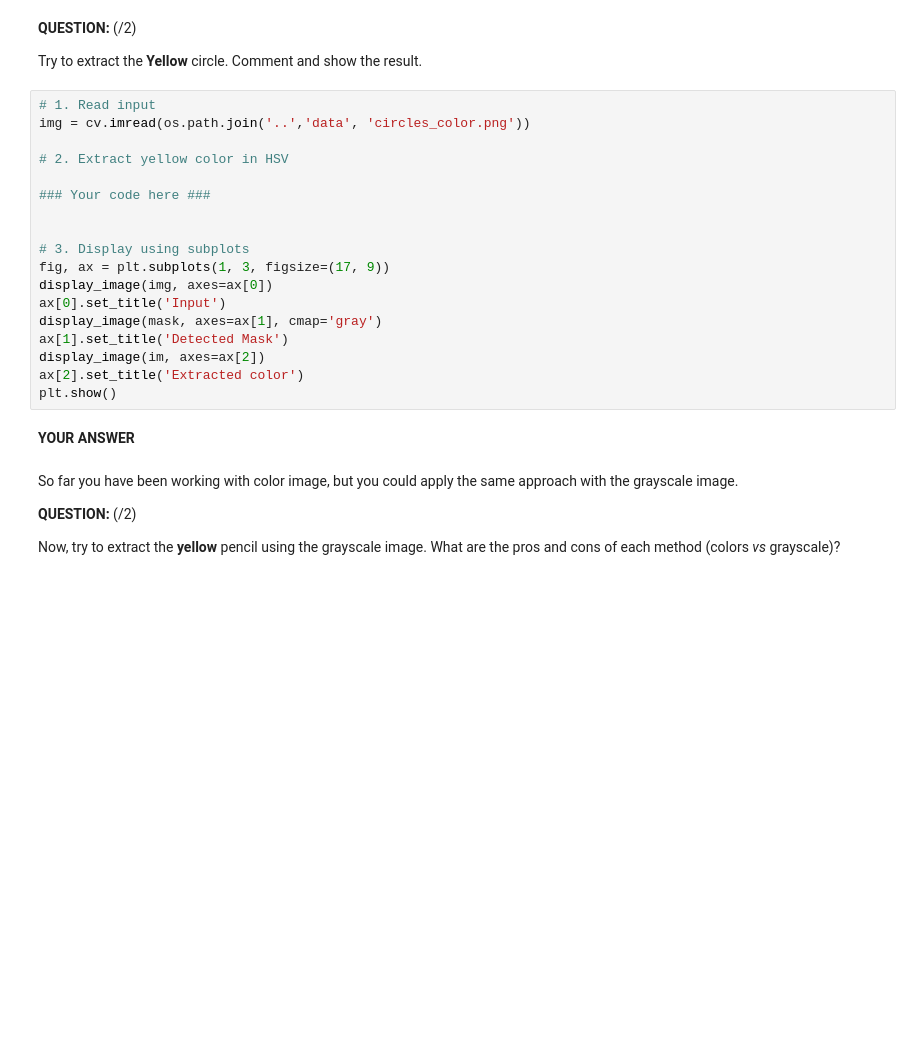
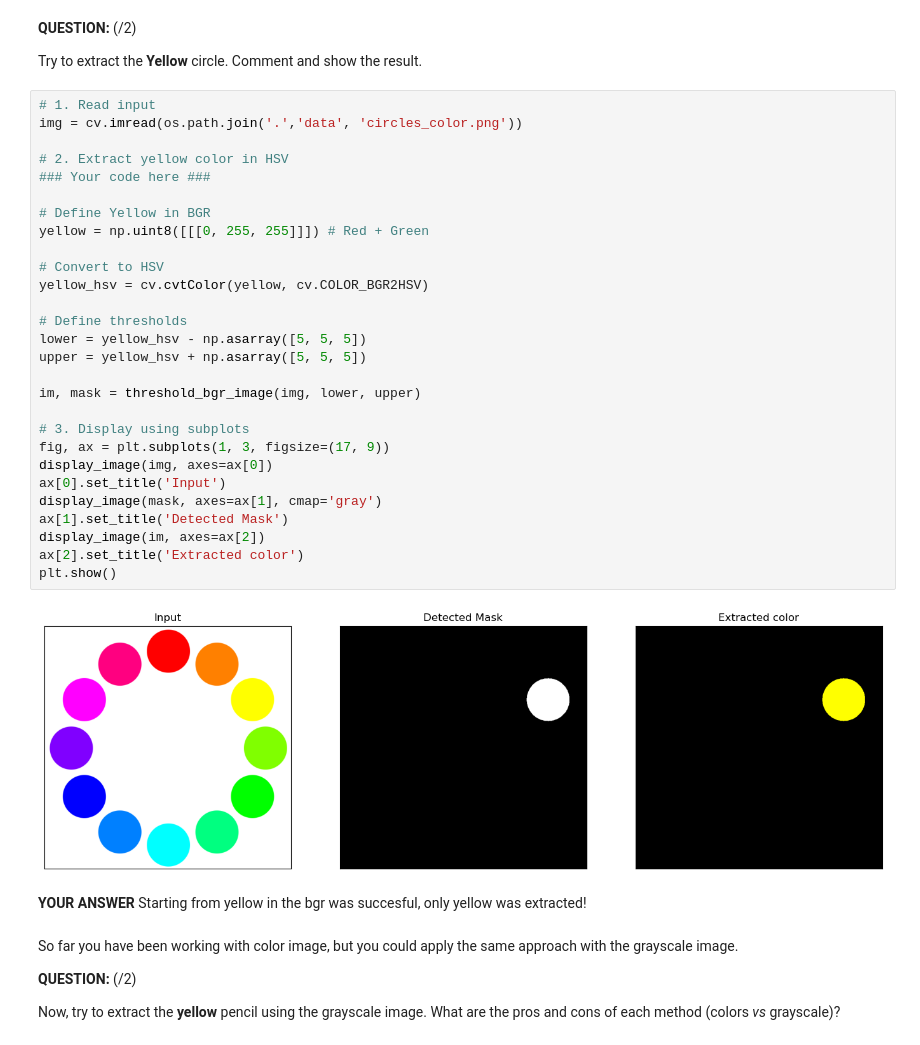
Before and after one commit to renukasinghvirk/lab_signal_processing, a Jupyter notebook: Lab1/01_introduction_image_processing_2024.ipynb, the cells around one changed output. Saved outputs shown, nothing was run; the diff lists cells and outputs as text; blank space fills up the shorter version.

```diff
--- a/Lab1/01_introduction_image_processing_2024.ipynb
+++ b/Lab1/01_introduction_image_processing_2024.ipynb
@@ -206,24 +248,37 @@ print( 'HSV component {}'.format(hsv_red))
 Try to extract the **Yellow** circle. Comment and show the result.
 # %%
 # 1. Read input
-img = cv.imread(os.path.join('..','data', 'circles_color.png'))
+img = cv.imread(os.path.join('.','data', 'circles_color.png'))
 
 # 2. Extract yellow color in HSV
-
 ### Your code here ###
 
+# Define Yellow in BGR
+yellow = np.uint8([[[0, 255, 255]]]) # Red + Green
+
+# Convert to HSV
+yellow_hsv = cv.cvtColor(yellow, cv.COLOR_BGR2HSV)
+
+# Define thresholds
+lower = yellow_hsv - np.asarray([5, 5, 5])
+upper = yellow_hsv + np.asarray([5, 5, 5])
+
+im, mask = threshold_bgr_image(img, lower, upper)
 
 # 3. Display using subplots
 fig, ax = plt.subplots(1, 3, figsize=(17, 9))
 display_image(img, axes=ax[0])
 ax[0].set_title('Input')
 display_image(mask, axes=ax[1], cmap='gray')
 ax[1].set_title('Detected Mask')
 display_image(im, axes=ax[2])
 ax[2].set_title('Extracted color')
 plt.show()
+# %% [output]
+[figure, added]
 # %% [markdown]
 **YOUR ANSWER**
+Starting from yellow in the bgr was succesful, only yellow was extracted!
 # %% [markdown]
 So far you have been working with color image, but you could apply the same approach with the grayscale image.
 
```
Also changed, not shown: parts of 19 cells of this notebook, 1 other file.
